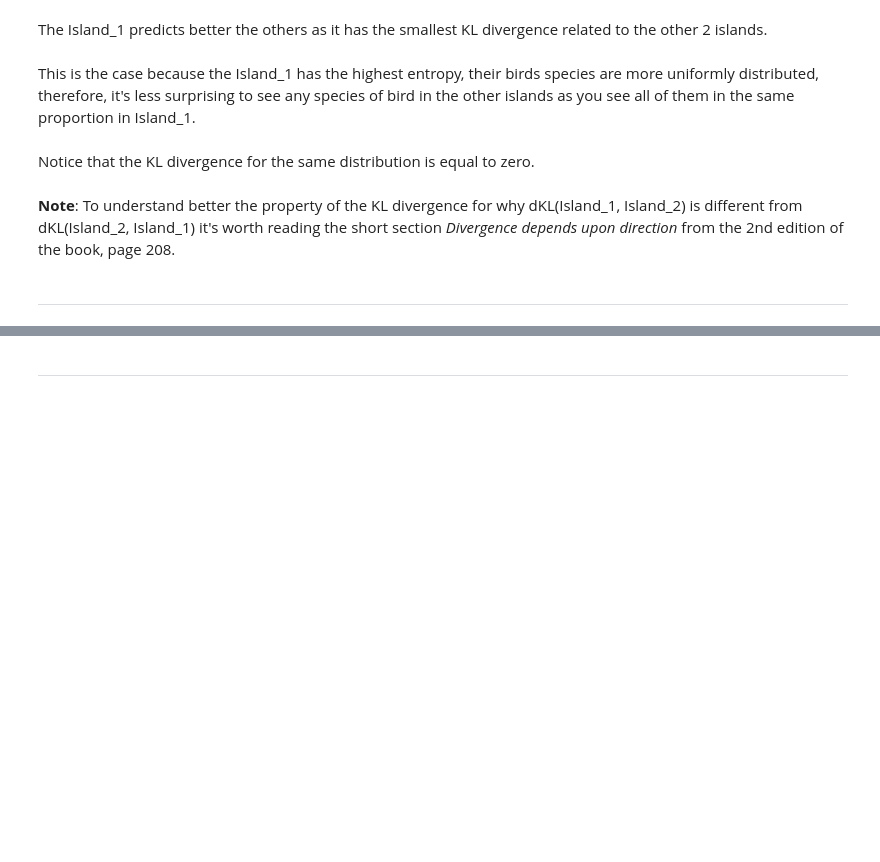
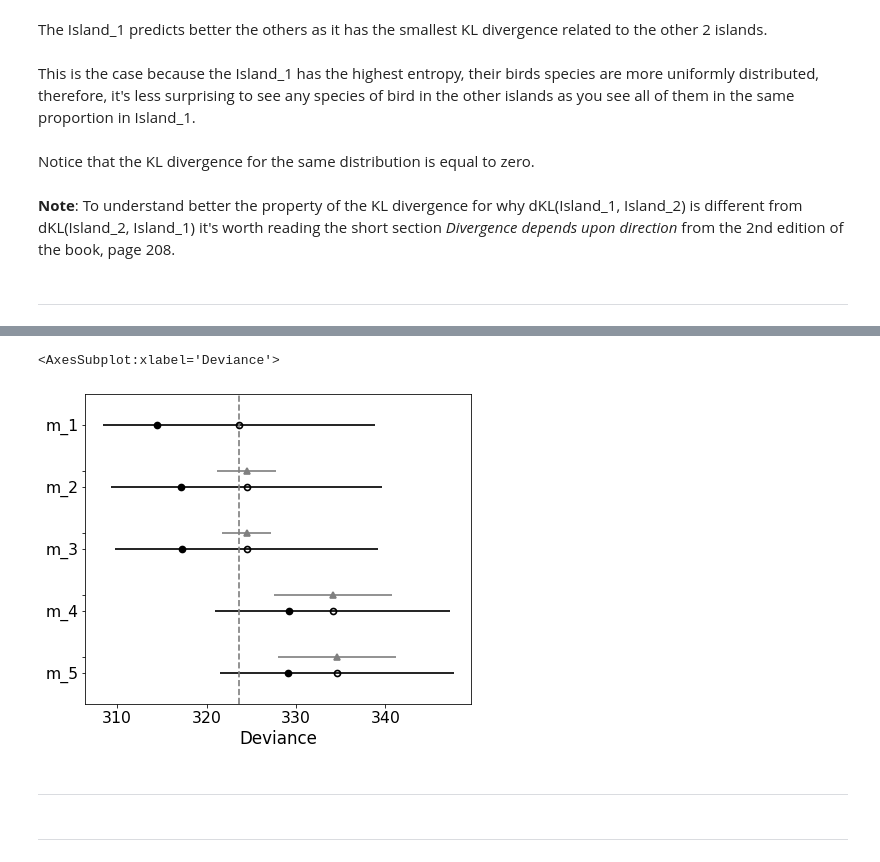
Before and after one commit to elisiojsj/Data-Science, a Jupyter notebook: homeworks_statistical_rethinking/homework_week4.ipynb, the cells around one changed output, grey strips where cells are left out. Saved outputs shown, nothing was run; the diff lists cells and outputs as text; code cells hidden in the pictures; blank space fills up the shorter version.

Commit message:
WAIC model's comparison of the fox dataset

```diff
--- a/homeworks_statistical_rethinking/homework_week4.ipynb
+++ b/homeworks_statistical_rethinking/homework_week4.ipynb
@@ -123,0 +128,8 @@ Notice that the KL divergence for the same distribution is equal to zero.
+# %%
+df = pd.read_csv("../data/foxes.csv", sep=";")
+
+df['avgfood_std'] = standardize(df.avgfood)
+df['groupsize_std'] = standardize(df.groupsize)
+df['area_std'] = standardize(df.area)
+df['weight_std'] = standardize(df.weight)
+df.head()
@@ -123,0 +195,13 @@ Notice that the KL divergence for the same distribution is equal to zero.
+# %%
+x_bar_std = df['avgfood_std'].mean()
+
+with pm.Model() as m_4:
+    a = pm.Normal('a', 2, 0.5)
+    bF = pm.Normal('bF', 0, 0.5)
+
+    sigma = pm.Exponential('sigma', 1)
+    mu = a + bF*(df['avgfood_std'] - x_bar_std)
+
+    weight = pm.Normal('weight', mu=mu, sigma=sigma, observed=df['weight_std'])
+
+    m_4_trace = pm.sample()
@@ -123,0 +214,13 @@ Notice that the KL divergence for the same distribution is equal to zero.
+# %%
+x_bar_std = df['area_std'].mean()
+
+with pm.Model() as m_5:
+    a = pm.Normal('a', 2, 0.5)
+    bA = pm.Normal('bA', 0, 0.5)
+
+    sigma = pm.Exponential('sigma', 1)
+    mu = a + bA*(df['area_std'] - x_bar_std)
+
+    weight = pm.Normal('weight', mu=mu, sigma=sigma, observed=df['weight_std'])
+
+    m_5_trace = pm.sample()
@@ -123,0 +240,8 @@ Notice that the KL divergence for the same distribution is equal to zero.
+# %%
+compare_m = az.compare({"m_1": m_1_trace,"m_2": m_2_trace,
+                        "m_3": m_3_trace,"m_4": m_4_trace,
+                        "m_5": m_5_trace},
+                         method="pseudo-BMA",
+                         ic="waic",
+                         scale="deviance")
+compare_m
@@ -124,3 +274,10 @@ Notice that the KL divergence for the same distribution is equal to zero.
+# %%
+az.plot_compare(compare_m)
+# %% [output]
+<AxesSubplot:xlabel='Deviance'>
+[figure, added]
+# %% [markdown]
+---
 # %% [markdown]
 ---
 # %%
```
Also changed, not shown: parts of 11 cells of this notebook.
